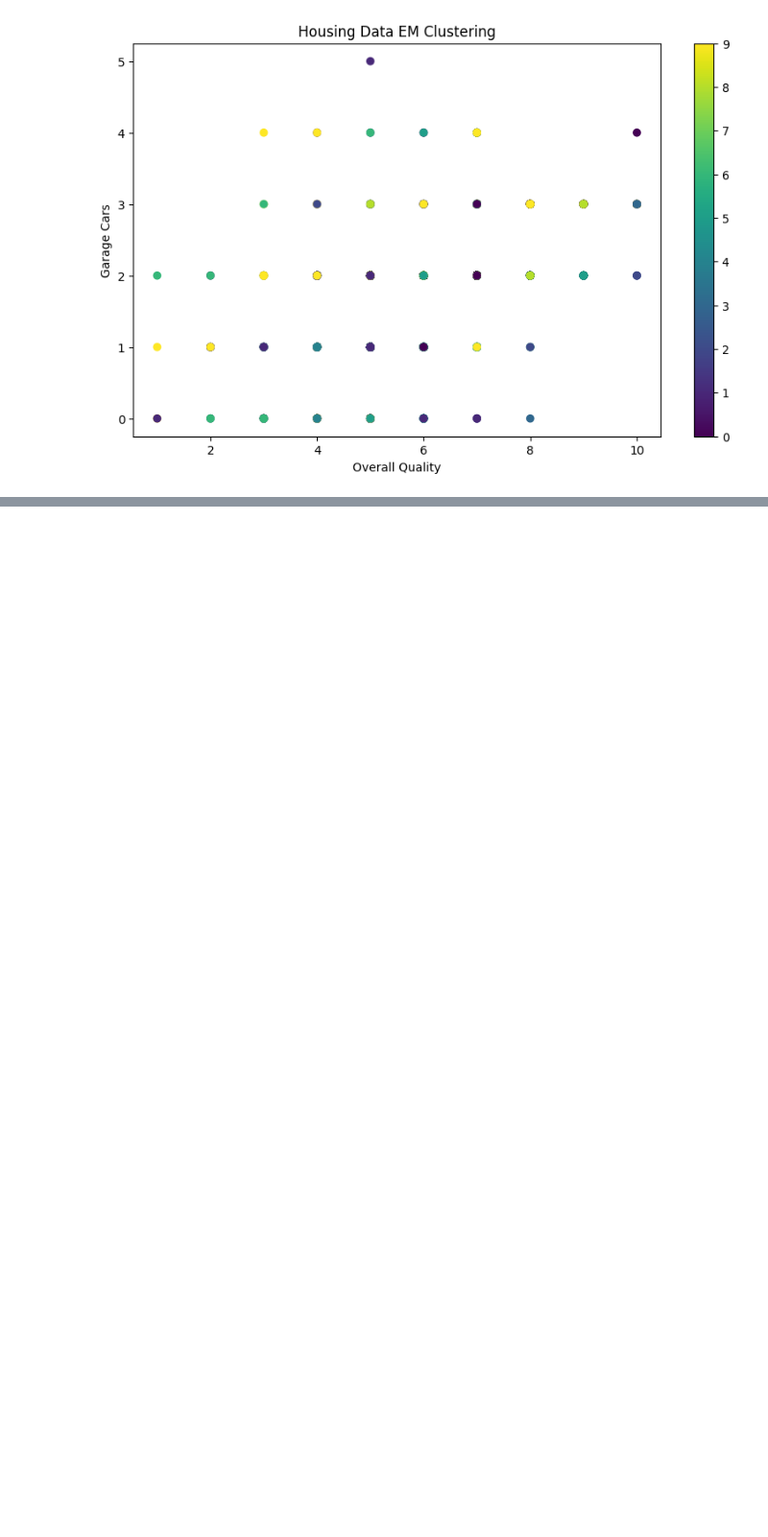
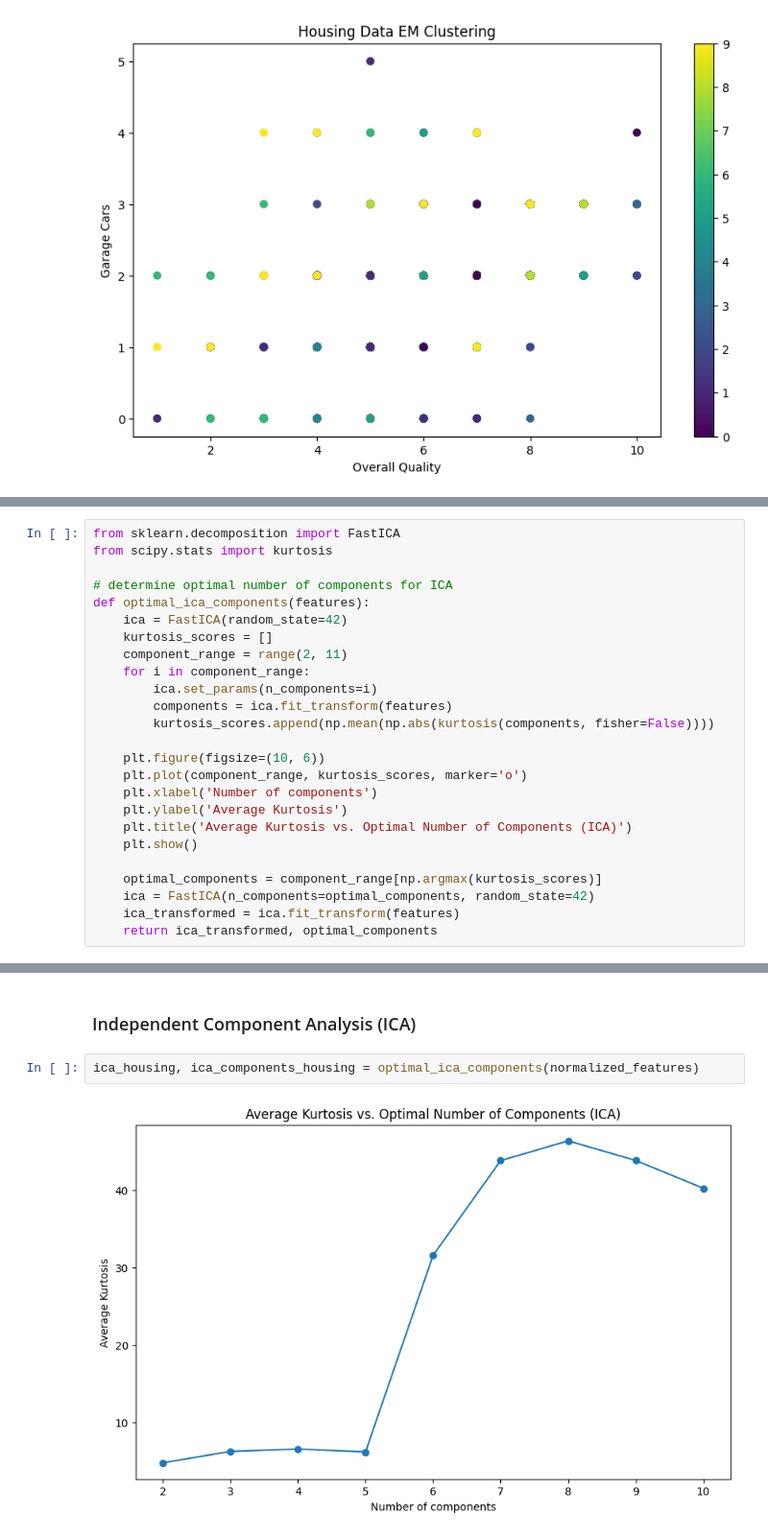
Before and after one commit to adi-tomar/Housing_Weather_UL_Dim_Reduction, a Jupyter notebook: algorithms/UL_housing.ipynb, the cells around one changed output, grey strips where cells are left out. Shown at 96% size. Drawn from its saved outputs; the diff is of its cells as text; blank space fills up the shorter version.

```diff
--- a/algorithms/UL_housing.ipynb
+++ b/algorithms/UL_housing.ipynb
@@ -158,0 +186,25 @@ plt.show()
+# %%
+from sklearn.decomposition import FastICA
+from scipy.stats import kurtosis
+
+# determine optimal number of components for ICA
+def optimal_ica_components(features):
+    ica = FastICA(random_state=42)
+    kurtosis_scores = []
+    component_range = range(2, 11)
+    for i in component_range:
+        ica.set_params(n_components=i)
+        components = ica.fit_transform(features)
+        kurtosis_scores.append(np.mean(np.abs(kurtosis(components, fisher=False))))
+
+    plt.figure(figsize=(10, 6))
+    plt.plot(component_range, kurtosis_scores, marker='o')
+    plt.xlabel('Number of components')
+    plt.ylabel('Average Kurtosis')
+    plt.title('Average Kurtosis vs. Optimal Number of Components (ICA)')
+    plt.show()
+
+    optimal_components = component_range[np.argmax(kurtosis_scores)]
+    ica = FastICA(n_components=optimal_components, random_state=42)
+    ica_transformed = ica.fit_transform(features)
+    return ica_transformed, optimal_components
@@ -158,0 +280,6 @@ plt.show()
+# %% [markdown]
+### Independent Component Analysis (ICA)
+# %%
+ica_housing, ica_components_housing = optimal_ica_components(normalized_features)
+# %% [output]
+[figure, added]
```
Also changed, not shown: parts of 28 cells of this notebook, 1 other file.
